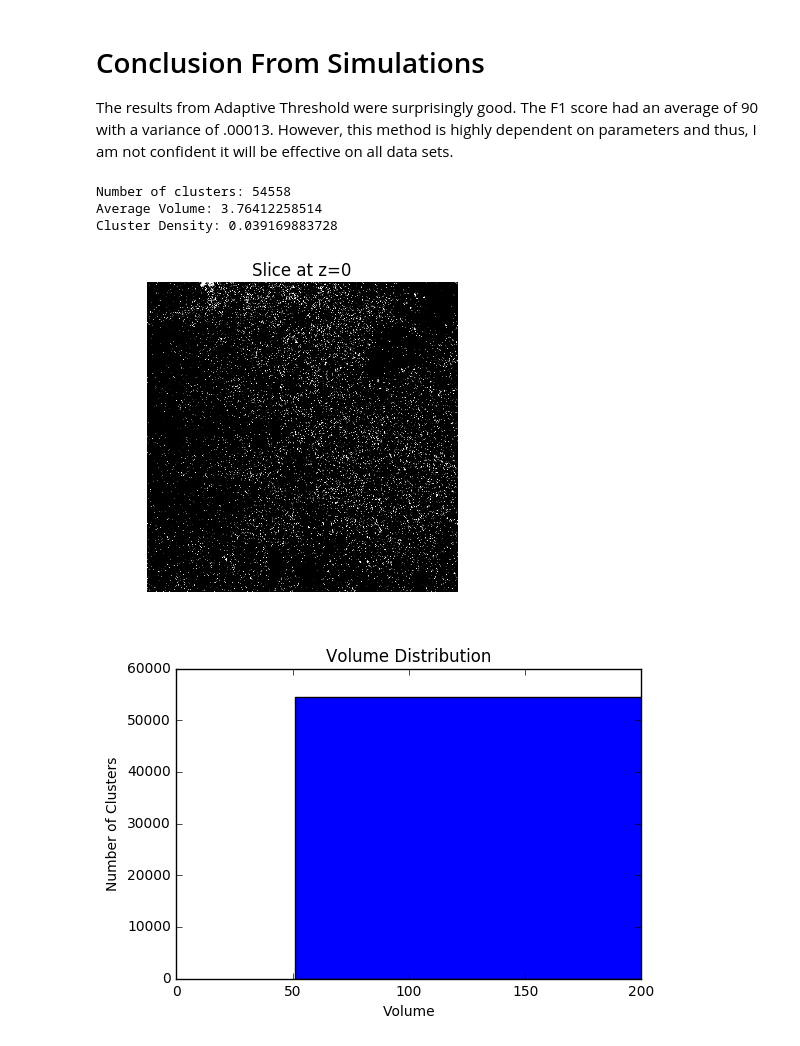
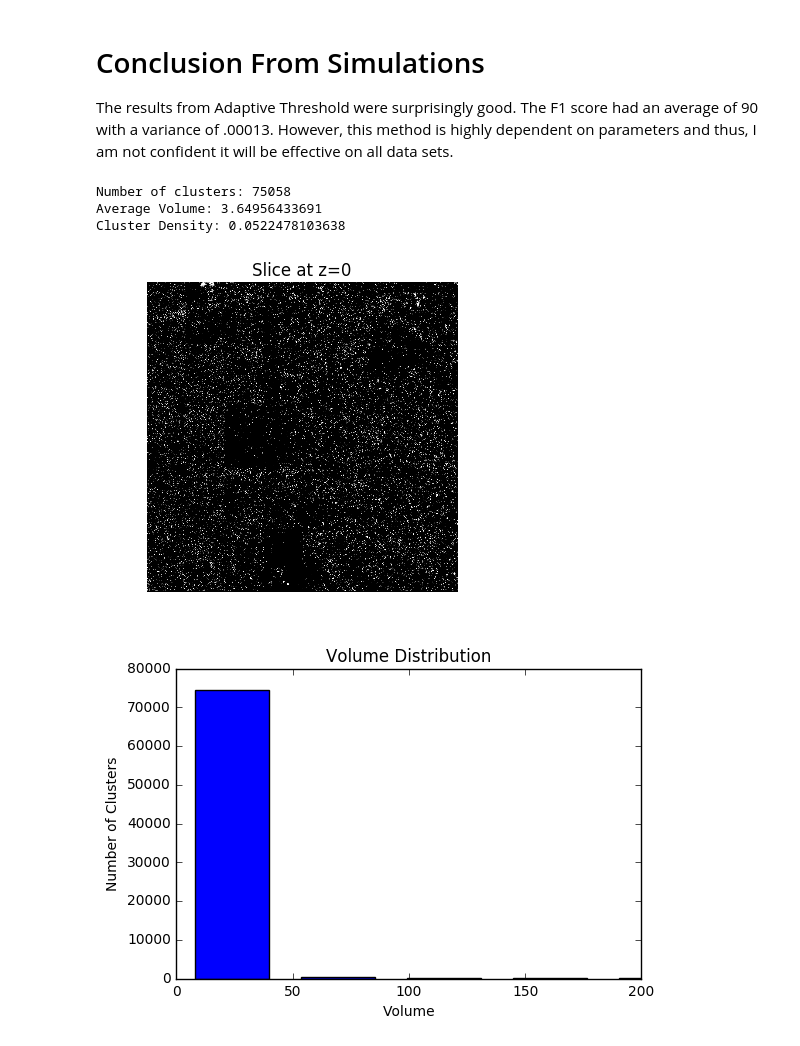
Before and after one commit to NeuroDataDesign/pan-synapse, a Jupyter notebook: background/AdaptiveThresholding_Algorithms.md.ipynb, the cells around one changed output. Cells and saved outputs as stored; diff of their text form; code cells hidden in the pictures.

Commit message:
updated custom adaptive notebook

```diff
--- a/background/AdaptiveThresholding_Algorithms.md.ipynb
+++ b/background/AdaptiveThresholding_Algorithms.md.ipynb
@@ -354,15 +353,15 @@ The results from Adaptive Threshold were surprisingly good. The F1 score had an
 # %%
 data0 = tIO.unzipChannels(tIO.loadTiff('../data/SEP-GluA1-KI_tp1.tif'))[0][5:10]
 # %%
-realAdaptive = adaptiveThreshold(data0, 2, 2, 2, 93)
+realAdaptive = adaptiveThreshold(data0, 5, 5, 8, 93)
 # %%
-cLib.clusterAnalysis(realAdaptive, lowerFence=0, upperFence=200, sliceVis=0, bins=9)
+cLib.clusterAnalysis(realAdaptive, lowerFence=0, upperFence=200, sliceVis=0, bins=50)
 # %% [output]
-Number of clusters: 54558
-Average Volume: 3.76412258514
-Cluster Density: 0.039169883728
+Number of clusters: 75058
+Average Volume: 3.64956433691
+Cluster Density: 0.0522478103638
-[figure, old version]
+[figure, new version]
-[figure, old version]
+[figure, new version]
 [interactive output not drawn]
 [interactive output not drawn]
 [interactive output not drawn]
```
Also changed, not shown: parts of 6 cells of this notebook.
